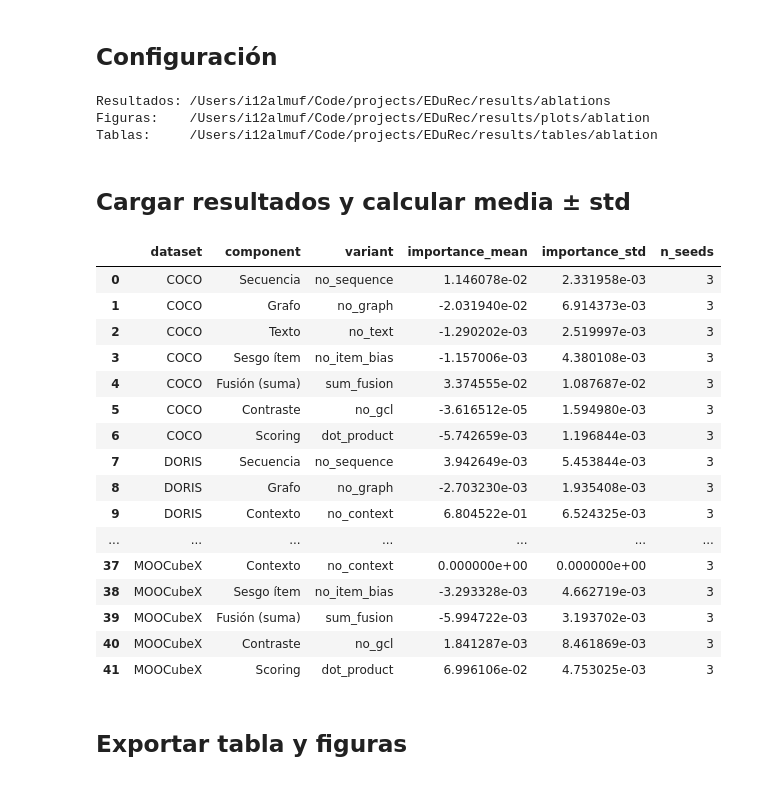
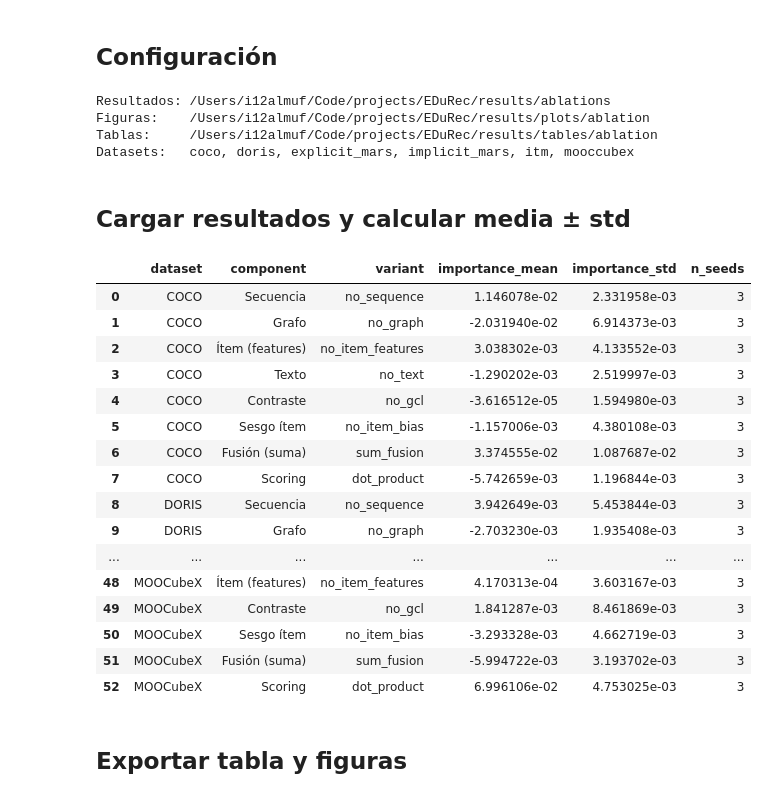
Before and after one commit to Pacatro/EDuRec, a Jupyter notebook: notebooks/ablation_plots.ipynb, the cells around one changed output. Drawn from its saved outputs; the diff is of its cells as text; code cells hidden in the pictures.

```diff
--- a/notebooks/ablation_plots.ipynb
+++ b/notebooks/ablation_plots.ipynb
@@ -37,21 +37,36 @@ DATASET_LABELS = {
     "coco": "COCO",
 }
 
+# Variante de ablación -> nombre de la componente que elimina. Solo las
+# variantes de este mapa entran en el análisis leave-one-out; añade aquí las
+# nuevas variantes que genere el CLI.
 VAR2COMP = {
+    "no_sequence": "Secuencia",
     "no_graph": "Grafo",
-    "no_user": "Perfil",
+    "no_user_features": "Perfil",
     "no_context": "Contexto",
-    "no_time": "Tiempo",
+    "no_item_features": "Ítem (features)",
+    "no_text": "Texto",
     "no_gcl": "Contraste",
+    "no_item_bias": "Sesgo ítem",
+    "sum_fusion": "Fusión (suma)",
+    "dot_product": "Scoring",
 }
-# `seq_only` (todo desactivado) es la referencia global, no una componente:
-# queda fuera del mapa de importancia leave-one-out.
+# Orden en el que se dibujan las componentes.
 COMP_ORDER = [
+    "Secuencia",
     "Grafo",
     "Perfil",
     "Contexto",
-    "Tiempo",
+    "Ítem (features)",
+    "Texto",
     "Contraste",
+    "Sesgo ítem",
+    "Fusión (suma)",
+    "Scoring",
 ]
-EXCLUDE_VARIANTS = {"full", "base", "seq_only"}
+# `full` es la referencia y `no_features` desactiva a la vez texto, ítem y
+# perfil, por lo que se solaparía con las variantes individuales: quedan fuera
+# del mapa de importancia. Añade aquí otras variantes que quieras ignorar.
+EXCLUDE_VARIANTS = {"full", "base", "seq_only", "no_features"}
 # %%
@@ -397,6 +437,14 @@ PROJECT_ROOT = find_project_root()
 RESULTS_DIR = PROJECT_ROOT / "results" / "ablations"
 PLOTS_DIR = PROJECT_ROOT / "results" / "plots" / "ablation"
 TABLES_DIR = PROJECT_ROOT / "results" / "tables" / "ablation"
+
+# ---------------------------------------------------------------------------
+# Datasets a analizar. Deja DATASETS = None para usar automáticamente todos los
+# que tengan resultados, o especifica una lista para quedarte solo con algunos:
+#   DATASETS = ["coco", "doris", "explicit_mars", "implicit_mars", "mooccubex"]
+# ---------------------------------------------------------------------------
+DATASETS = None
+
 METRIC = "ndcg@20"
 FORMATS = ["png", "pdf"]
 SHOW_ERROR_BARS = True
@@ -407,37 +455,41 @@ TABLES_DIR.mkdir(parents=True, exist_ok=True)
 print(f"Resultados: {RESULTS_DIR}")
 print(f"Figuras:    {PLOTS_DIR}")
 print(f"Tablas:     {TABLES_DIR}")
+print(
+    f"Datasets:   {', '.join(resolve_datasets(RESULTS_DIR, DATASETS)) or '(ninguno)'}"
+)
 # %% [output]
 Resultados: /Users/i12almuf/Code/projects/EDuRec/results/ablations
 Figuras:    /Users/i12almuf/Code/projects/EDuRec/results/plots/ablation
 Tablas:     /Users/i12almuf/Code/projects/EDuRec/results/tables/ablation
+Datasets:   coco, doris, explicit_mars, implicit_mars, itm, mooccubex
 # %% [markdown]
 ## Cargar resultados y calcular media ± std
 # %%
-importance = load_importance(RESULTS_DIR, METRIC)
+importance = load_importance(RESULTS_DIR, METRIC, DATASETS)
 if importance.empty:
-    raise ValueError("No hay variantes de ablacion que analizar.")
+    raise ValueError("No hay variantes de ablación que analizar.")
 importance[
     ["dataset", "component", "variant", "importance_mean", "importance_std", "n_seeds"]
 ]
 # %% [output]
 |  | dataset | component | variant | importance_mean | importance_std | n_seeds |
 | 0 | COCO | Secuencia | no_sequence | 1.146078e-02 | 2.331958e-03 | 3 |
 | 1 | COCO | Grafo | no_graph | -2.031940e-02 | 6.914373e-03 | 3 |
-| 2 | COCO | Texto | no_text | -1.290202e-03 | 2.519997e-03 | 3 |
-| 3 | COCO | Sesgo ítem | no_item_bias | -1.157006e-03 | 4.380108e-03 | 3 |
-| 4 | COCO | Fusión (suma) | sum_fusion | 3.374555e-02 | 1.087687e-02 | 3 |
-| 5 | COCO | Contraste | no_gcl | -3.616512e-05 | 1.594980e-03 | 3 |
-| 6 | COCO | Scoring | dot_product | -5.742659e-03 | 1.196844e-03 | 3 |
-| 7 | DORIS | Secuencia | no_sequence | 3.942649e-03 | 5.453844e-03 | 3 |
-| 8 | DORIS | Grafo | no_graph | -2.703230e-03 | 1.935408e-03 | 3 |
-| 9 | DORIS | Contexto | no_context | 6.804522e-01 | 6.524325e-03 | 3 |
+| 2 | COCO | Ítem (features) | no_item_features | 3.038302e-03 | 4.133552e-03 | 3 |
+| 3 | COCO | Texto | no_text | -1.290202e-03 | 2.519997e-03 | 3 |
+| 4 | COCO | Contraste | no_gcl | -3.616512e-05 | 1.594980e-03 | 3 |
+| 5 | COCO | Sesgo ítem | no_item_bias | -1.157006e-03 | 4.380108e-03 | 3 |
+| 6 | COCO | Fusión (suma) | sum_fusion | 3.374555e-02 | 1.087687e-02 | 3 |
+| 7 | COCO | Scoring | dot_product | -5.742659e-03 | 1.196844e-03 | 3 |
+| 8 | DORIS | Secuencia | no_sequence | 3.942649e-03 | 5.453844e-03 | 3 |
+| 9 | DORIS | Grafo | no_graph | -2.703230e-03 | 1.935408e-03 | 3 |
 | ... | ... | ... | ... | ... | ... | ... |
-| 37 | MOOCubeX | Contexto | no_context | 0.000000e+00 | 0.000000e+00 | 3 |
-| 38 | MOOCubeX | Sesgo ítem | no_item_bias | -3.293328e-03 | 4.662719e-03 | 3 |
-| 39 | MOOCubeX | Fusión (suma) | sum_fusion | -5.994722e-03 | 3.193702e-03 | 3 |
-| 40 | MOOCubeX | Contraste | no_gcl | 1.841287e-03 | 8.461869e-03 | 3 |
-| 41 | MOOCubeX | Scoring | dot_product | 6.996106e-02 | 4.753025e-03 | 3 |
+| 48 | MOOCubeX | Ítem (features) | no_item_features | 4.170313e-04 | 3.603167e-03 | 3 |
+| 49 | MOOCubeX | Contraste | no_gcl | 1.841287e-03 | 8.461869e-03 | 3 |
+| 50 | MOOCubeX | Sesgo ítem | no_item_bias | -3.293328e-03 | 4.662719e-03 | 3 |
+| 51 | MOOCubeX | Fusión (suma) | sum_fusion | -5.994722e-03 | 3.193702e-03 | 3 |
+| 52 | MOOCubeX | Scoring | dot_product | 6.996106e-02 | 4.753025e-03 | 3 |
 # %% [markdown]
 ## Exportar tabla y figuras
 # %%
```
Also changed, not shown: parts of 3 cells of this notebook, 1 other file.
